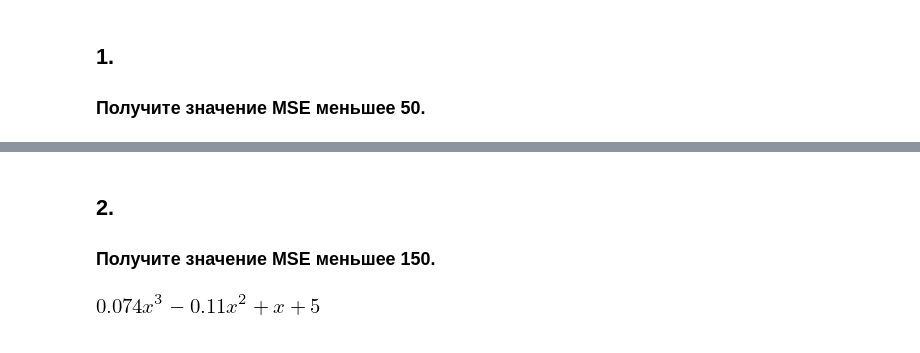
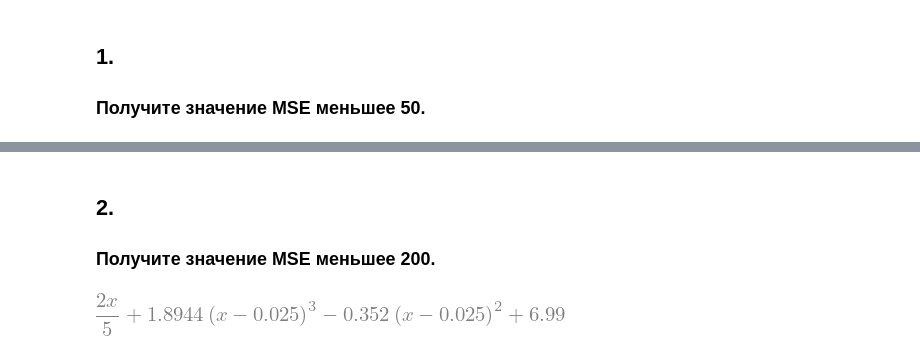
Before and after one commit to m1raynee/inftech, a Jupyter notebook: 3/3.3.ipynb, the cells around one changed output, grey strips where cells are left out. Drawn from its saved outputs; the diff is of its cells as text; code cells hidden in the pictures.

```diff
--- a/3/3.3.ipynb
+++ b/3/3.3.ipynb
@@ -40,6 +40,6 @@ MSE = 5270.741845703125
 # %% [markdown]
 ## 2.
-### Получите значение MSE меньшее 150.
+### Получите значение MSE меньшее 200.
 # %%
 def print_points_ands_function2(sympy_function):
     def function(x_): return float(sympy_function.subs(x, x_))
@@ -58,10 +58,11 @@ def print_points_ands_function2(sympy_function):
     MSE = sum([(points_Y[i] - function(points_X[i]))**2 for i in range(len(points_Y))]) / len(points_Y)
     print(f'MSE = {MSE}')
 # %%
-f2 = 0.074 * x**3 - 0.11 * x**2 + x + 5
+# f2 = 0.074 * x**3 - 0.11 * x**2 + x + 5
+f2 = (0.074 * (x*8-0.2)**3 - 0.11 * (x*8-0.2)**2 + (x*8-0.2))/20 + 7
 f2
 # %% [output]
-[figure, old version]
+[figure, new version]
 # %%
 print_points_ands_function2(f2)
 # %% [output]
```
Also changed, not shown: parts of 3 cells of this notebook, 19 other files.
